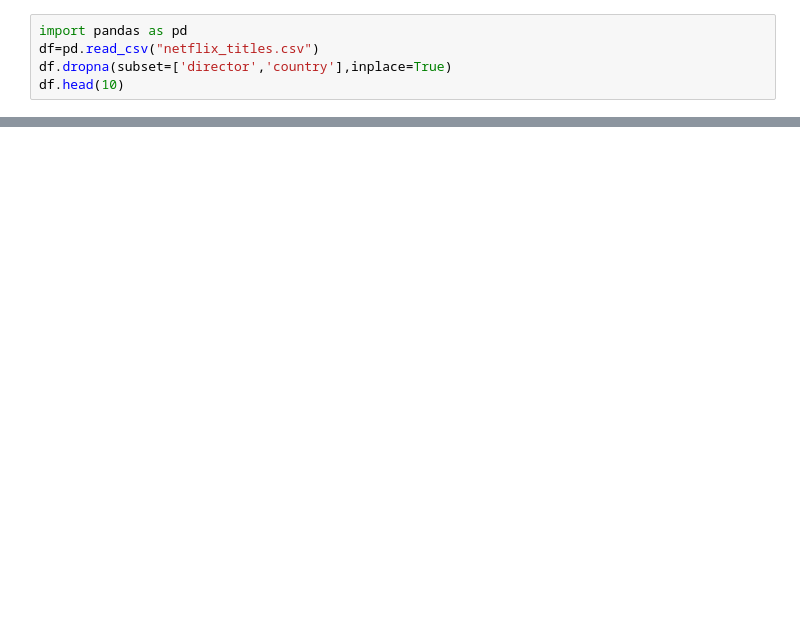
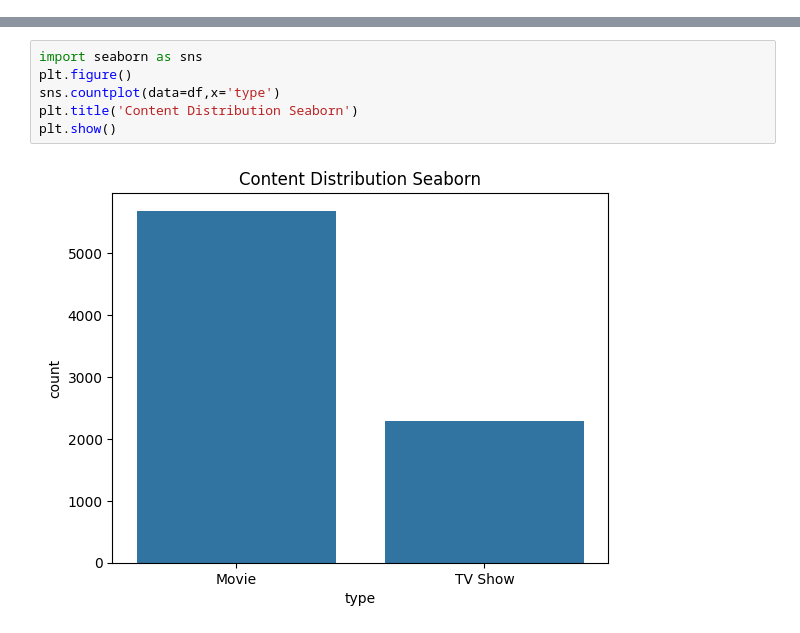
Before and after one commit to taimourkhokhar/aiml-projects, a Jupyter notebook: Netflix Data Analysis using NumPy & Pandas/project.ipynb, the cells around one changed output, grey strips where cells are left out. Cells and saved outputs as stored; diff of their text form; blank space fills up the shorter version.

```diff
--- a/Netflix Data Analysis using NumPy & Pandas/project.ipynb
+++ b/Netflix Data Analysis using NumPy & Pandas/project.ipynb
@@ -17,5 +13,0 @@ df.head(10)
-# %%
-import pandas as pd
-df=pd.read_csv("netflix_titles.csv")
-df.dropna(subset=['director','country'],inplace=True)
-df.head(10)
@@ -124,0 +44,8 @@ plt.show()
+# %%
+import seaborn as sns
+plt.figure()
+sns.countplot(data=df,x='type')
+plt.title('Content Distribution Seaborn')
+plt.show()
+# %% [output]
+[figure, added]
```
Also changed, not shown: parts of 9 cells of this notebook, 8 other files.
